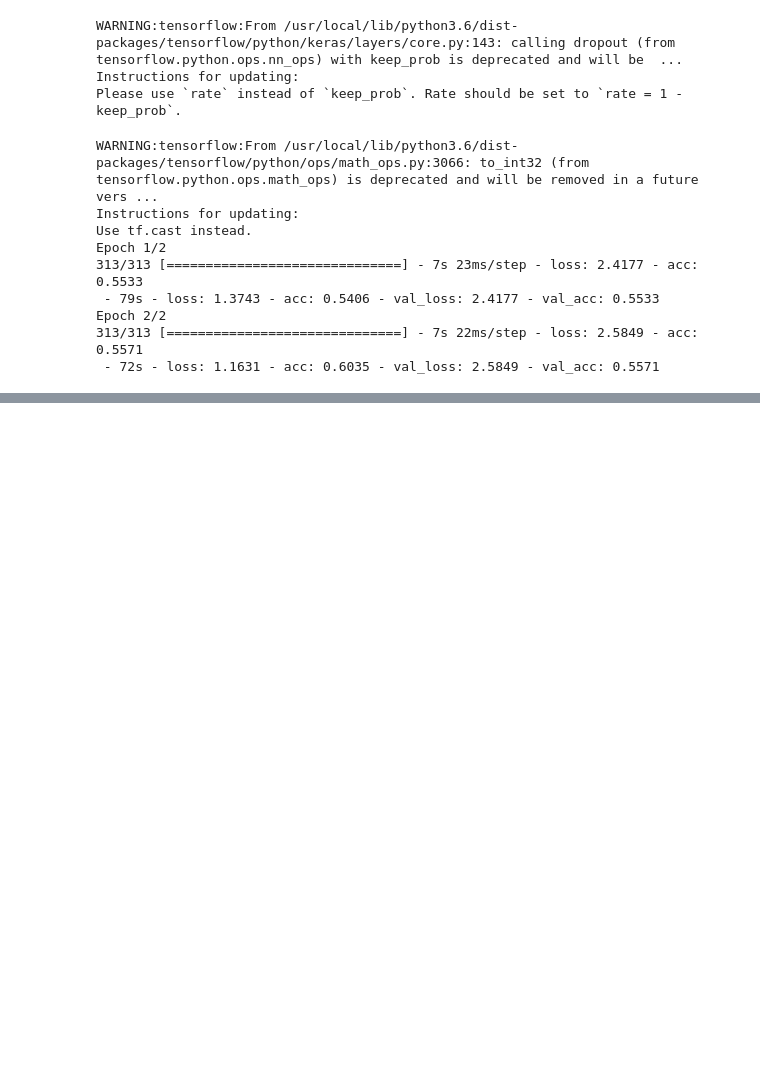
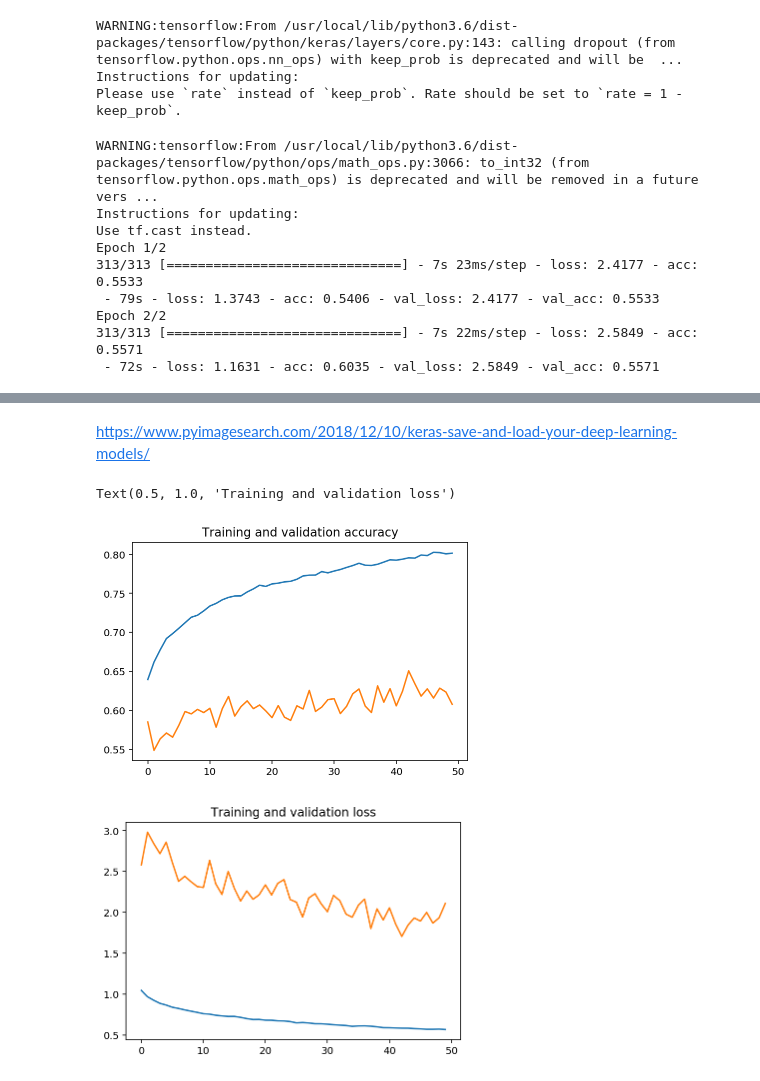
Before and after one commit to piyushsoni27/CNN_web, a Jupyter notebook: CNN_train_test/CNN_train_transfer_learning.ipynb, the cells around one changed output, grey strips where cells are left out. Saved outputs shown, nothing was run; the diff lists cells and outputs as text; code cells hidden in the pictures; blank space fills up the shorter version.

Commit message:
model with results

```diff
--- a/CNN_train_test/CNN_train_transfer_learning.ipynb
+++ b/CNN_train_test/CNN_train_transfer_learning.ipynb
@@ -223,0 +246,8 @@ Epoch 2/2
+# %%
+history_finetune = model.fit_generator(
+      train_generator,
+      steps_per_epoch=100,
+      epochs=50,
+      validation_data=validation_generator,
+      validation_steps=50,
+      verbose=2)
@@ -223,0 +272,38 @@ Epoch 2/2
+# %% [markdown]
+https://www.pyimagesearch.com/2018/12/10/keras-save-and-load-your-deep-learning-models/
+# %%
+
+
+%matplotlib inline
+
+import matplotlib.pyplot as plt
+import matplotlib.image as mpimg
+
+# Retrieve a list of accuracy results on training and test data
+# sets for each training epoch
+acc = history_finetune.history['acc']
+val_acc = history_finetune.history['val_acc']
+
+# Retrieve a list of list results on training and test data
+# sets for each training epoch
+loss = history_finetune.history['loss']
+val_loss = history_finetune.history['val_loss']
+
+# Get number of epochs
+epochs = range(len(acc))
+
+# Plot training and validation accuracy per epoch
+plt.plot(epochs, acc)
+plt.plot(epochs, val_acc)
+plt.title('Training and validation accuracy')
+
+plt.figure()
+
+# Plot training and validation loss per epoch
+plt.plot(epochs, loss)
+plt.plot(epochs, val_loss)
+plt.title('Training and validation loss')
+# %% [output]
+Text(0.5, 1.0, 'Training and validation loss')
+[figure, added]
+[figure, added]
```
Also changed, not shown: parts of 4 cells of this notebook.
